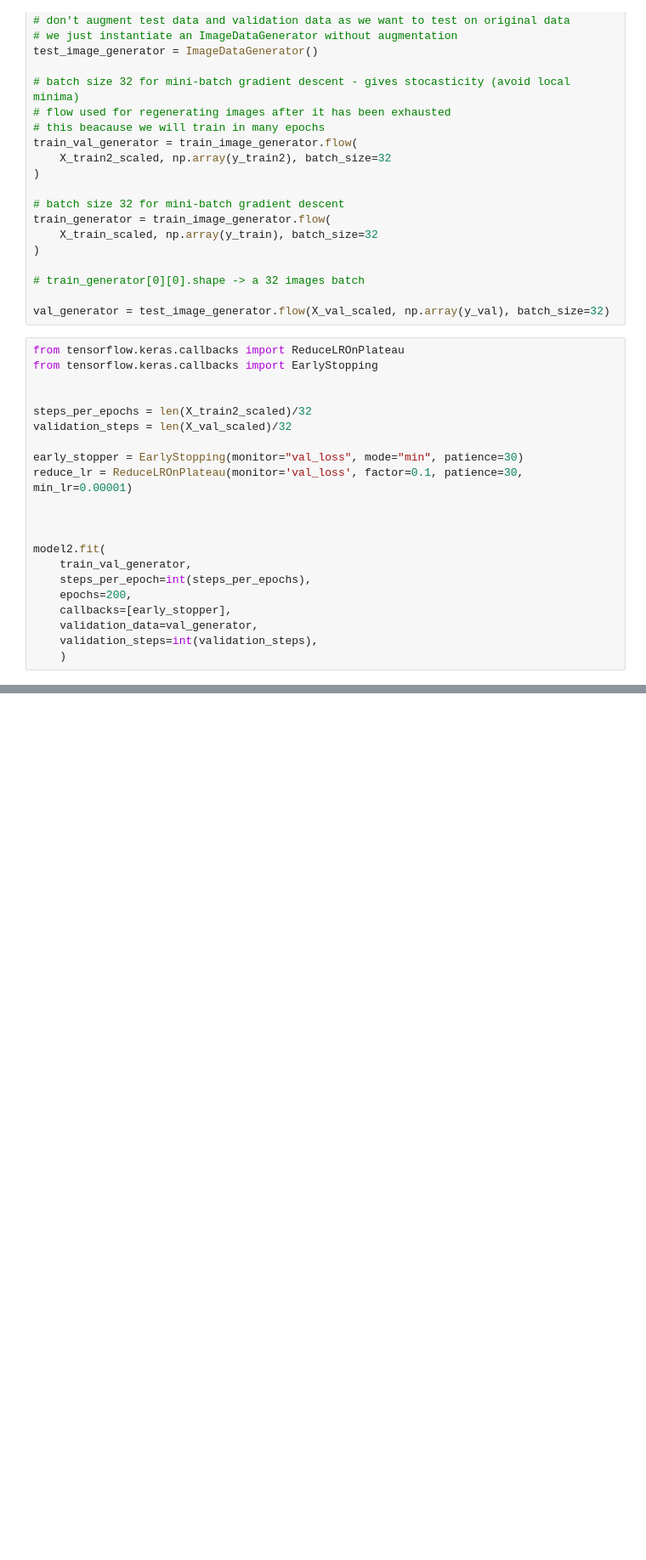
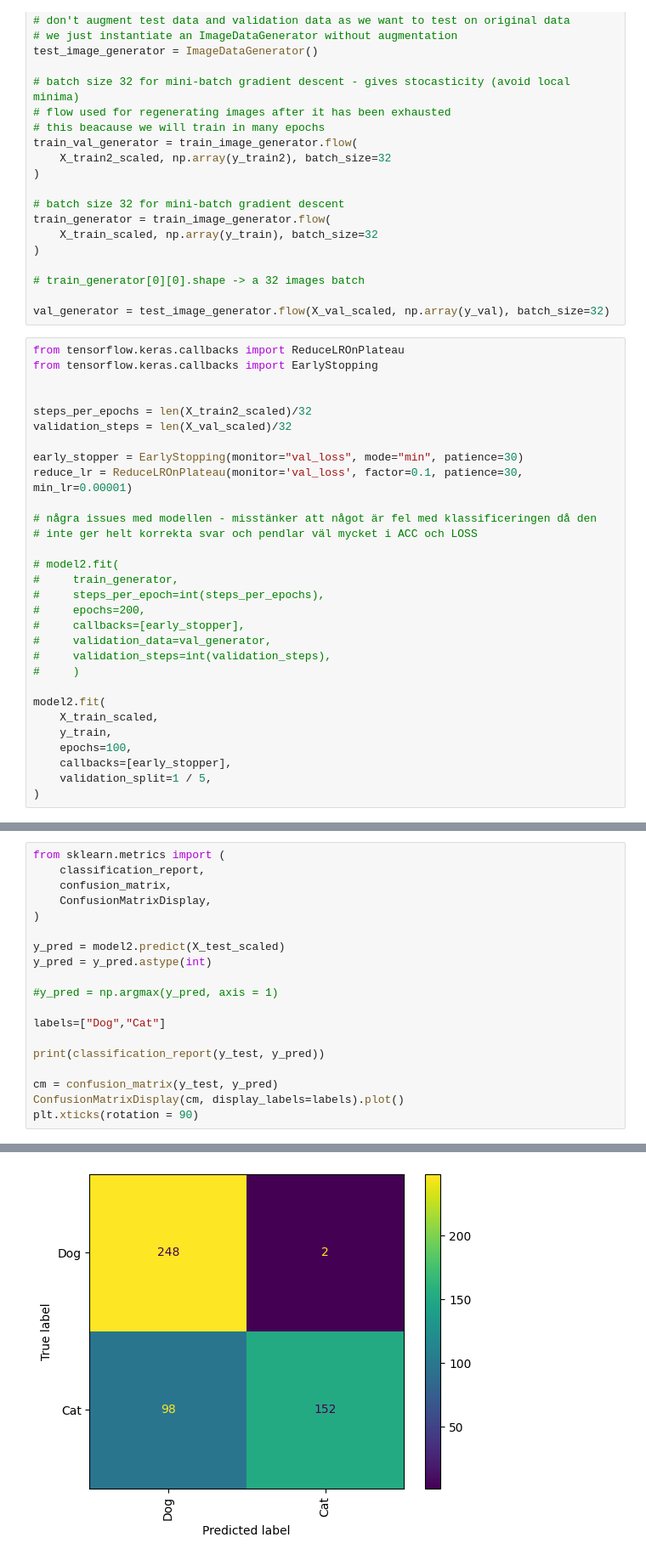
Before and after one commit to danlundh67/AI-deep_learning, a Jupyter notebook: transfer_learn.ipynb, the cells around one changed output, grey strips where cells are left out. Shown: that part at 85% size. Drawn from its saved outputs; the diff is of its cells as text; blank space fills up the shorter version.

Commit message:
fixed y_pred in last

```diff
--- a/transfer_learn.ipynb
+++ b/transfer_learn.ipynb
@@ -183,14 +187,23 @@ validation_steps = len(X_val_scaled)/32
 early_stopper = EarlyStopping(monitor="val_loss", mode="min", patience=30)
 reduce_lr = ReduceLROnPlateau(monitor='val_loss', factor=0.1, patience=30, min_lr=0.00001)
 
+# några issues med modellen - misstänker att något är fel med klassificeringen då den
+# inte ger helt korrekta svar och pendlar väl mycket i ACC och LOSS
 
+# model2.fit(
+#     train_generator,
+#     steps_per_epoch=int(steps_per_epochs),
+#     epochs=200,
+#     callbacks=[early_stopper],
+#     validation_data=val_generator,
+#     validation_steps=int(validation_steps),
+#     )
 
 model2.fit(
-    train_val_generator,
-    steps_per_epoch=int(steps_per_epochs),
-    epochs=200,
+    X_train_scaled,
+    y_train,
+    epochs=100,
     callbacks=[early_stopper],
-    validation_data=val_generator,
-    validation_steps=int(validation_steps),
-    )
+    validation_split=1 / 5,
+)
 # %% [output]
@@ -214,0 +241,20 @@ plot_metrics(metrics)
+# %%
+from sklearn.metrics import (
+    classification_report,
+    confusion_matrix,
+    ConfusionMatrixDisplay,
+)
+
+y_pred = model2.predict(X_test_scaled)
+y_pred = y_pred.astype(int)
+
+#y_pred = np.argmax(y_pred, axis = 1)
+
+labels=["Dog","Cat"]
+
+print(classification_report(y_test, y_pred))
+
+cm = confusion_matrix(y_test, y_pred)
+ConfusionMatrixDisplay(cm, display_labels=labels).plot()
+plt.xticks(rotation = 90)
+# %% [output]
@@ -214,0 +271 @@ plot_metrics(metrics)
+[figure, added]
```
Also changed, not shown: parts of 8 cells of this notebook, 1 other file.
